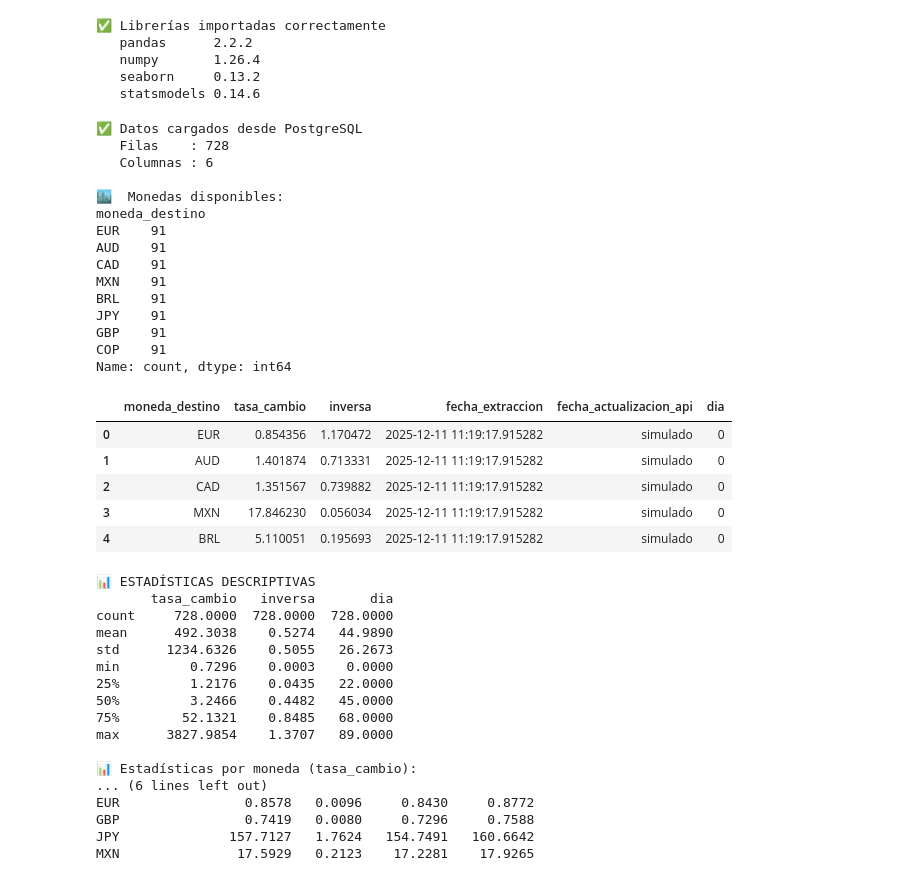
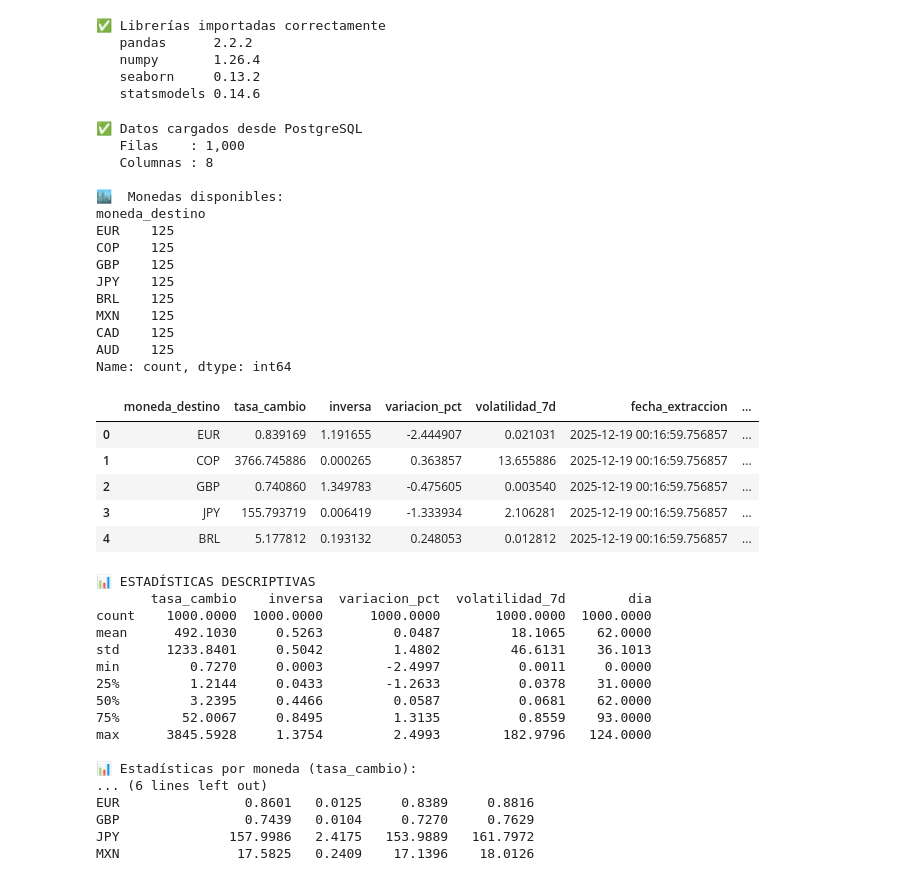
Before and after one commit to SebastianBermudezGutierrez/Grupo17_Bermudez_Mu-oz, a Jupyter notebook: etl-divisas/analisis_ml_divisas.ipynb, the cells around one changed output. Drawn from its saved outputs; the diff is of its cells as text; code cells hidden in the pictures.

Commit message:
fix: Notebook ML actualizado con 1000 datos y 2 columnas nuevas

```diff
--- a/etl-divisas/analisis_ml_divisas.ipynb
+++ b/etl-divisas/analisis_ml_divisas.ipynb
@@ -38,52 +38,55 @@ conn = psycopg2.connect(
 
 query = """
 SELECT
     moneda_destino,
     tasa_cambio,
     inversa,
+    variacion_pct,
+    volatilidad_7d,
     fecha_extraccion,
     fecha_actualizacion_api
 FROM tasas_cambio
+WHERE fecha_actualizacion_api = 'simulado'
 ORDER BY fecha_extraccion ASC
 """
 
 df = pd.read_sql(query, conn)
 conn.close()
 
 df['fecha_extraccion'] = pd.to_datetime(df['fecha_extraccion'])
 df['dia'] = (df['fecha_extraccion'] - df['fecha_extraccion'].min()).dt.days
 
 print(f"✅ Datos cargados desde PostgreSQL")
 print(f"   Filas    : {df.shape[0]:,}")
 print(f"   Columnas : {df.shape[1]}")
 print(f"\n🏙️  Monedas disponibles:")
 print(df['moneda_destino'].value_counts())
 df.head()
 # %% [output]
 ✅ Datos cargados desde PostgreSQL
-   Filas    : 728
-   Columnas : 6
+   Filas    : 1,000
+   Columnas : 8
 
 🏙️  Monedas disponibles:
 moneda_destino
-EUR    91
-AUD    91
-CAD    91
-MXN    91
-BRL    91
-JPY    91
-GBP    91
-COP    91
+EUR    125
+COP    125
+GBP    125
+JPY    125
+BRL    125
+MXN    125
+CAD    125
+AUD    125
 Name: count, dtype: int64
-|  | moneda_destino | tasa_cambio | inversa | fecha_extraccion | fecha_actualizacion_api | dia |
-| 0 | EUR | 0.854356 | 1.170472 | 2025-12-11 11:19:17.915282 | simulado | 0 |
-| 1 | AUD | 1.401874 | 0.713331 | 2025-12-11 11:19:17.915282 | simulado | 0 |
-| 2 | CAD | 1.351567 | 0.739882 | 2025-12-11 11:19:17.915282 | simulado | 0 |
-| 3 | MXN | 17.846230 | 0.056034 | 2025-12-11 11:19:17.915282 | simulado | 0 |
-| 4 | BRL | 5.110051 | 0.195693 | 2025-12-11 11:19:17.915282 | simulado | 0 |
+|  | moneda_destino | tasa_cambio | inversa | variacion_pct | volatilidad_7d | fecha_extraccion | ... |
+| 0 | EUR | 0.839169 | 1.191655 | -2.444907 | 0.021031 | 2025-12-19 00:16:59.756857 | ... |
+| 1 | COP | 3766.745886 | 0.000265 | 0.363857 | 13.655886 | 2025-12-19 00:16:59.756857 | ... |
+| 2 | GBP | 0.740860 | 1.349783 | -0.475605 | 0.003540 | 2025-12-19 00:16:59.756857 | ... |
+| 3 | JPY | 155.793719 | 0.006419 | -1.333934 | 2.106281 | 2025-12-19 00:16:59.756857 | ... |
+| 4 | BRL | 5.177812 | 0.193132 | 0.248053 | 0.012812 | 2025-12-19 00:16:59.756857 | ... |
 # %%
 # CELDA 3: Estadísticas descriptivas
-vars_num = ['tasa_cambio', 'inversa', 'dia']
+vars_num = ['tasa_cambio', 'inversa', 'variacion_pct', 'volatilidad_7d', 'dia']
 
 print("📊 ESTADÍSTICAS DESCRIPTIVAS")
 print(df[vars_num].describe().round(4))
@@ -92,22 +95,22 @@ print("\n📊 Estadísticas por moneda (tasa_cambio):")
 print(df.groupby('moneda_destino')['tasa_cambio'].agg(['mean','std','min','max']).round(4))
 # %% [output]
 📊 ESTADÍSTICAS DESCRIPTIVAS
-       tasa_cambio   inversa       dia
-count     728.0000  728.0000  728.0000
-mean      492.3038    0.5274   44.9890
-std      1234.6326    0.5055   26.2673
-min         0.7296    0.0003    0.0000
-25%         1.2176    0.0435   22.0000
-50%         3.2466    0.4482   45.0000
-75%        52.1321    0.8485   68.0000
-max      3827.9854    1.3707   89.0000
+       tasa_cambio    inversa  variacion_pct  volatilidad_7d        dia
+count    1000.0000  1000.0000      1000.0000       1000.0000  1000.0000
+mean      492.1030     0.5263         0.0487         18.1065    62.0000
+std      1233.8401     0.5042         1.4802         46.6131    36.1013
+min         0.7270     0.0003        -2.4997          0.0011     0.0000
+25%         1.2144     0.0433        -1.2633          0.0378    31.0000
+50%         3.2395     0.4466         0.0587          0.0681    62.0000
+75%        52.0067     0.8495         1.3135          0.8559    93.0000
+max      3845.5928     1.3754         2.4993        182.9796   124.0000
 
 📊 Estadísticas por moneda (tasa_cambio):
 ... (6 lines left out)
-EUR                0.8578   0.0096     0.8430     0.8772
-GBP                0.7419   0.0080     0.7296     0.7588
-JPY              157.7127   1.7624   154.7491   160.6642
-MXN               17.5929   0.2123    17.2281    17.9265
+EUR                0.8601   0.0125     0.8389     0.8816
+GBP                0.7439   0.0104     0.7270     0.7629
+JPY              157.9986   2.4175   153.9889   161.7972
+MXN               17.5825   0.2409    17.1396    18.0126
 # %%
 # CELDA 4: Distribución histórica por moneda
 monedas = df['moneda_destino'].unique()
```
Also changed, not shown: parts of 7 cells of this notebook.
